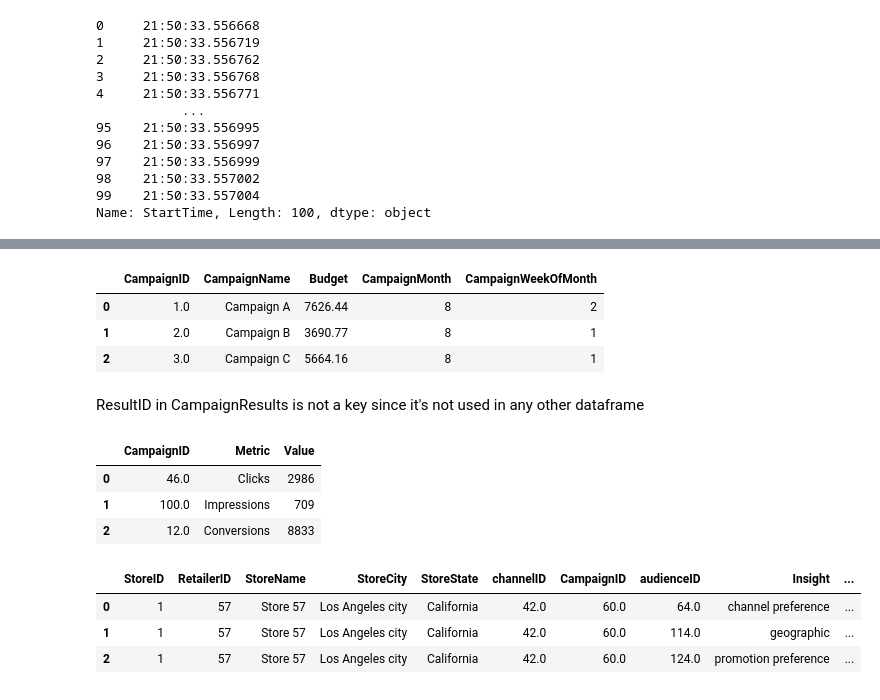
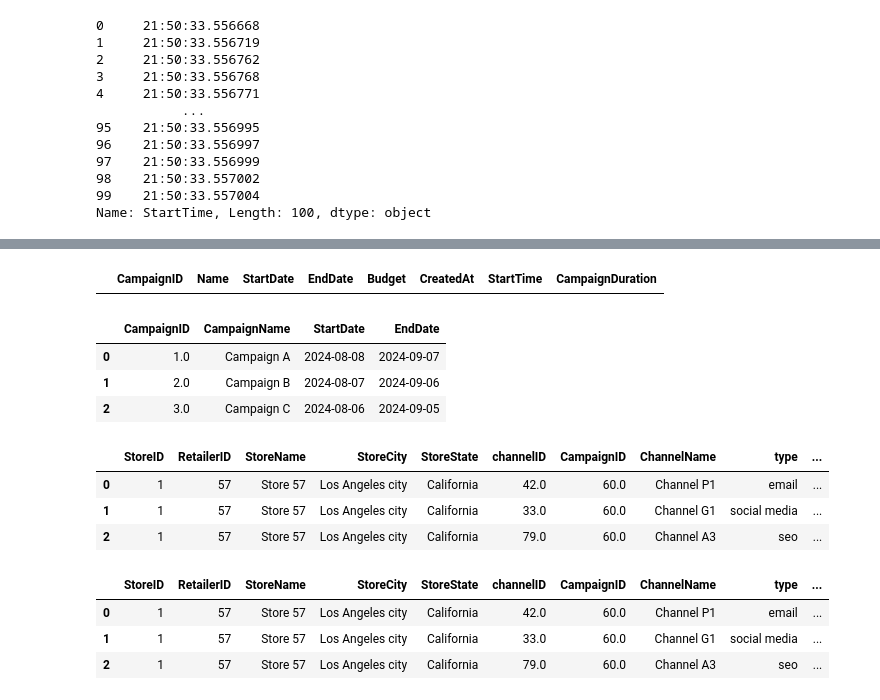
Before and after one commit to ilaydabekircan/VB_Assignment_DS, a Jupyter notebook: DataIngestion.ipynb, the cells around one changed output, grey strips where cells are left out. Drawn from its saved outputs; the diff is of its cells as text; code cells hidden in the pictures.

```diff
--- a/DataIngestion.ipynb
+++ b/DataIngestion.ipynb
@@ -415,6 +486,0 @@ Calculating 'WeekOfMonth'
-# %%
-# there might be seasonal effects on campaigns
-MarketingCampaigns['CampaignMonth'] = MarketingCampaigns['StartDate'].dt.month
-MarketingCampaigns['CampaignWeekOfMonth'] = (MarketingCampaigns['StartDate'].dt.day - 1) // 7 + 1
-
-MarketingCampaigns.head(3)
@@ -426,49 +487,36 @@ MarketingCampaigns.head(3)
+# %%
+# All campaigns take 30 days so the duration is redundant
+MarketingCampaigns[MarketingCampaigns['CampaignDuration'] != 30]
+# %% [output]
+|  | CampaignID | Name | StartDate | EndDate | Budget | CreatedAt | StartTime | CampaignDuration |
 # %%
-# All campaigns take 30 days so the duration is redundant
-MarketingCampaigns[MarketingCampaigns['CampaignDuration'] != 30]
-
 # remove unnecessary columns
-MarketingCampaigns = MarketingCampaigns.drop(columns = ['CreatedAt', 'StartTime', 'CampaignDuration', 'StartDate', 'EndDate'])
+MarketingCampaigns = MarketingCampaigns.drop(columns = ['CreatedAt', 'StartTime', 'CampaignDuration', 'Budget'])
 MarketingCampaigns['CampaignID'] = MarketingCampaigns['CampaignID'].astype(float)
-MarketingCampaigns.rename(columns={'Name': 'CampaignName'}, inplace=True)
+MarketingCampaigns.rename(columns = {'Name': 'CampaignName'}, inplace = True)
 MarketingCampaigns.head(3)
 # %% [output]
-|  | CampaignID | CampaignName | Budget | CampaignMonth | CampaignWeekOfMonth |
-| 0 | 1.0 | Campaign A | 7626.44 | 8 | 2 |
-| 1 | 2.0 | Campaign B | 3690.77 | 8 | 1 |
-| 2 | 3.0 | Campaign C | 5664.16 | 8 | 1 |
+|  | CampaignID | CampaignName | StartDate | EndDate |
+| 0 | 1.0 | Campaign A | 2024-08-08 | 2024-09-07 |
+| 1 | 2.0 | Campaign B | 2024-08-07 | 2024-09-06 |
+| 2 | 3.0 | Campaign C | 2024-08-06 | 2024-09-05 |
-# %% [markdown]
-ResultID in CampaignResults is not a key since it's not used in any other dataframe
-# %%
-CampaignResults = CampaignResults.drop(columns = ['Timestamp', 'ResultID'])
-CampaignResults['CampaignID'] = CampaignResults['CampaignID'].astype(float)
-CampaignResults.head(3)
-# %% [output]
-|  | CampaignID | Metric | Value |
-| 0 | 46.0 | Clicks | 2986 |
-| 1 | 100.0 | Impressions | 709 |
-| 2 | 12.0 | Conversions | 8833 |
+# %%
+SellerSells.head(3)
+# %% [output]
+|  | StoreID | RetailerID | StoreName | StoreCity | StoreState | channelID | CampaignID | ChannelName | type | ... |
+| 0 | 1 | 57 | Store 57 | Los Angeles city | California | 42.0 | 60.0 | Channel P1 | email | ... |
+| 1 | 1 | 57 | Store 57 | Los Angeles city | California | 33.0 | 60.0 | Channel G1 | social media | ... |
+| 2 | 1 | 57 | Store 57 | Los Angeles city | California | 79.0 | 60.0 | Channel A3 | seo | ... |
 # %%
 SellerSells = SellerSells.merge(MarketingCampaigns,
                                 how = 'left',
-                                on = 'CampaignID').merge(CampaignResults,
-                                                         how = 'left',
-                                                         on = 'CampaignID')
+                                on = 'CampaignID')
+SellerSells.head(3)
+# %% [output]
+|  | StoreID | RetailerID | StoreName | StoreCity | StoreState | channelID | CampaignID | ChannelName | type | ... |
+| 0 | 1 | 57 | Store 57 | Los Angeles city | California | 42.0 | 60.0 | Channel P1 | email | ... |
+| 1 | 1 | 57 | Store 57 | Los Angeles city | California | 33.0 | 60.0 | Channel G1 | social media | ... |
+| 2 | 1 | 57 | Store 57 | Los Angeles city | California | 79.0 | 60.0 | Channel A3 | seo | ... |
-# %%
-Channels.rename(columns={'name': 'ChannelName'}, inplace=True)
-Channels['channelID'] = Channels['channelID'].astype(float)
-Channels.drop(columns = ['level', 'createdAt'], inplace = True)
-
-
-SellerSells = SellerSells.merge(Channels,
-                                how = 'left',
-                                on = 'channelID')
-SellerSells.head(3)
-# %% [output]
-|  | StoreID | RetailerID | StoreName | StoreCity | StoreState | channelID | CampaignID | audienceID | Insight | ... |
-| 0 | 1 | 57 | Store 57 | Los Angeles city | California | 42.0 | 60.0 | 64.0 | channel preference | ... |
-| 1 | 1 | 57 | Store 57 | Los Angeles city | California | 42.0 | 60.0 | 114.0 | geographic | ... |
-| 2 | 1 | 57 | Store 57 | Los Angeles city | California | 42.0 | 60.0 | 124.0 | promotion preference | ... |
 # %%
 CustomerBuys.head(3)
 # %% [output]
```
Also changed, not shown: parts of 93 cells of this notebook.
